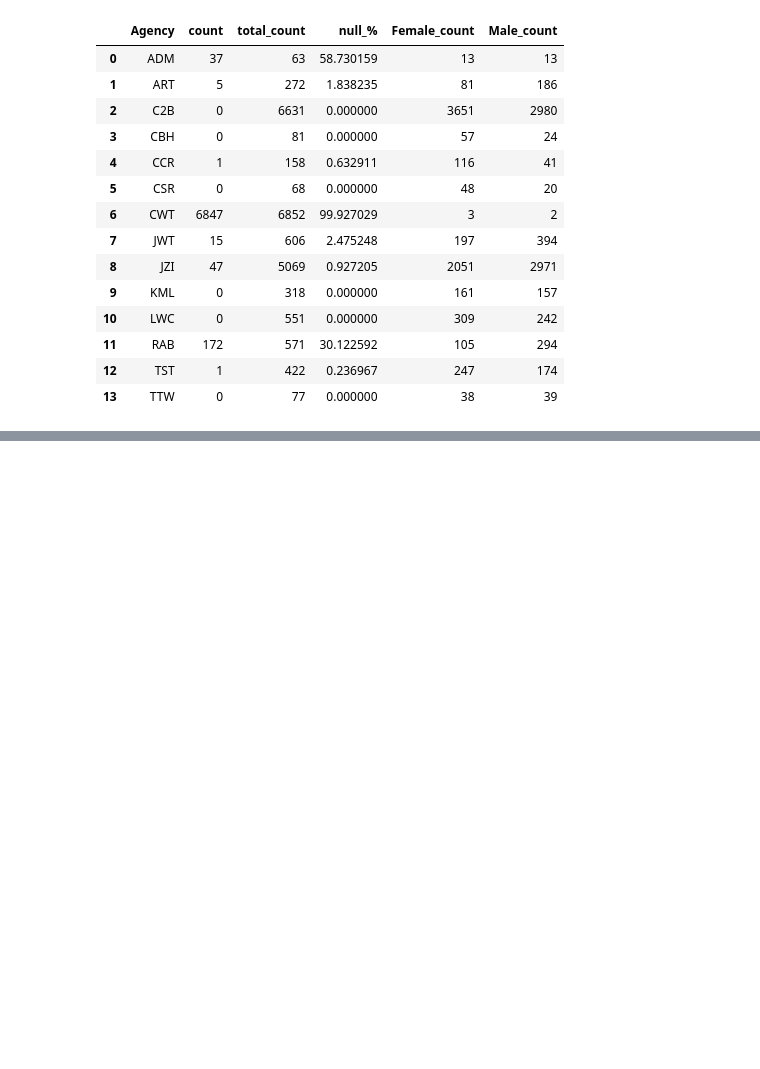
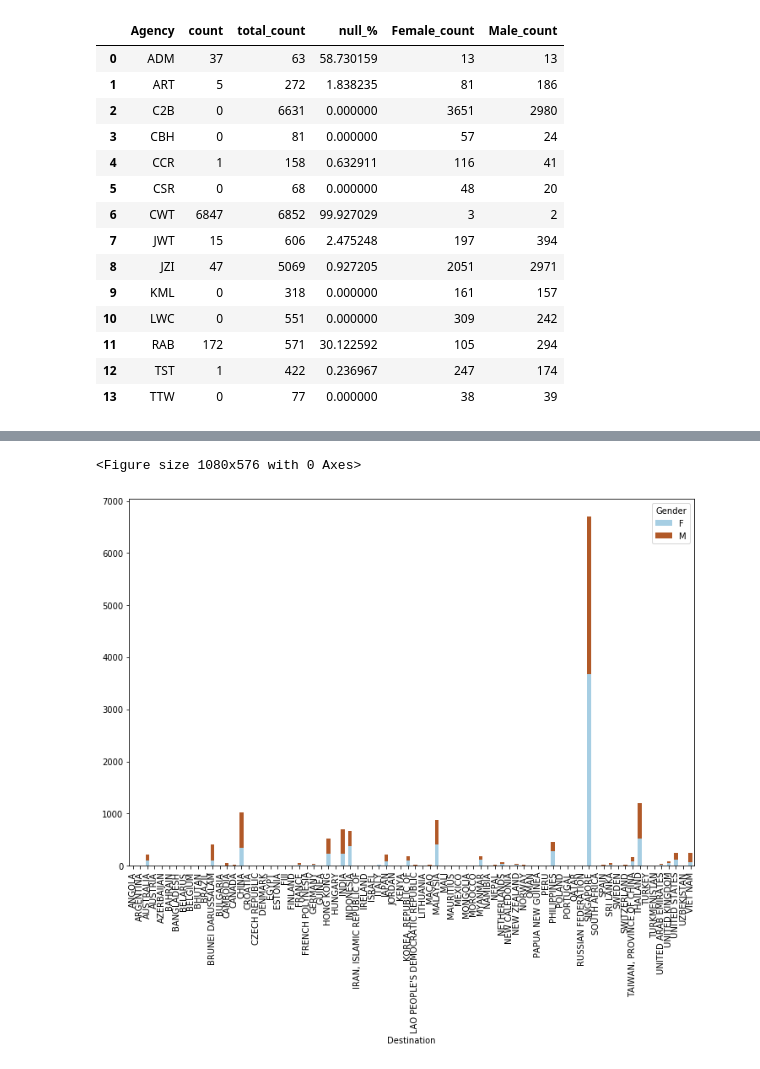
Before and after one commit to reshmastadas/Machine_Learning, a Jupyter notebook: insurance_risk_analysis/notebooks/Untitled1.ipynb, the cells around one changed output, grey strips where cells are left out. Saved outputs shown, nothing was run; the diff lists cells and outputs as text; code cells hidden in the pictures; blank space fills up the shorter version.

```diff
--- a/insurance_risk_analysis/notebooks/Untitled1.ipynb
+++ b/insurance_risk_analysis/notebooks/Untitled1.ipynb
@@ -207,0 +269,15 @@ group_by_null(df,'Agency','Gender')
+# %%
+def display_cat2cat(df, col1, col2):
+    '''Function to plot paired box plot of 2 categorical columns'''
+    plt.figure(figsize=(15,8))
+    crosstab = pd.crosstab(index=df[col2], columns=df[col1])
+    crosstab.plot(kind="bar", figsize=(12,8), stacked=True, colormap='Paired')
+    plt.xticks(rotation = 90)
+    plt.show()
+# %%
+#Gender v/s Destination
+display_cat2cat(df,'Gender','Destination')
+plt.show()
+# %% [output]
+<Figure size 1080x576 with 0 Axes>
+[figure, added]
```
Also changed, not shown: parts of 24 cells of this notebook.
